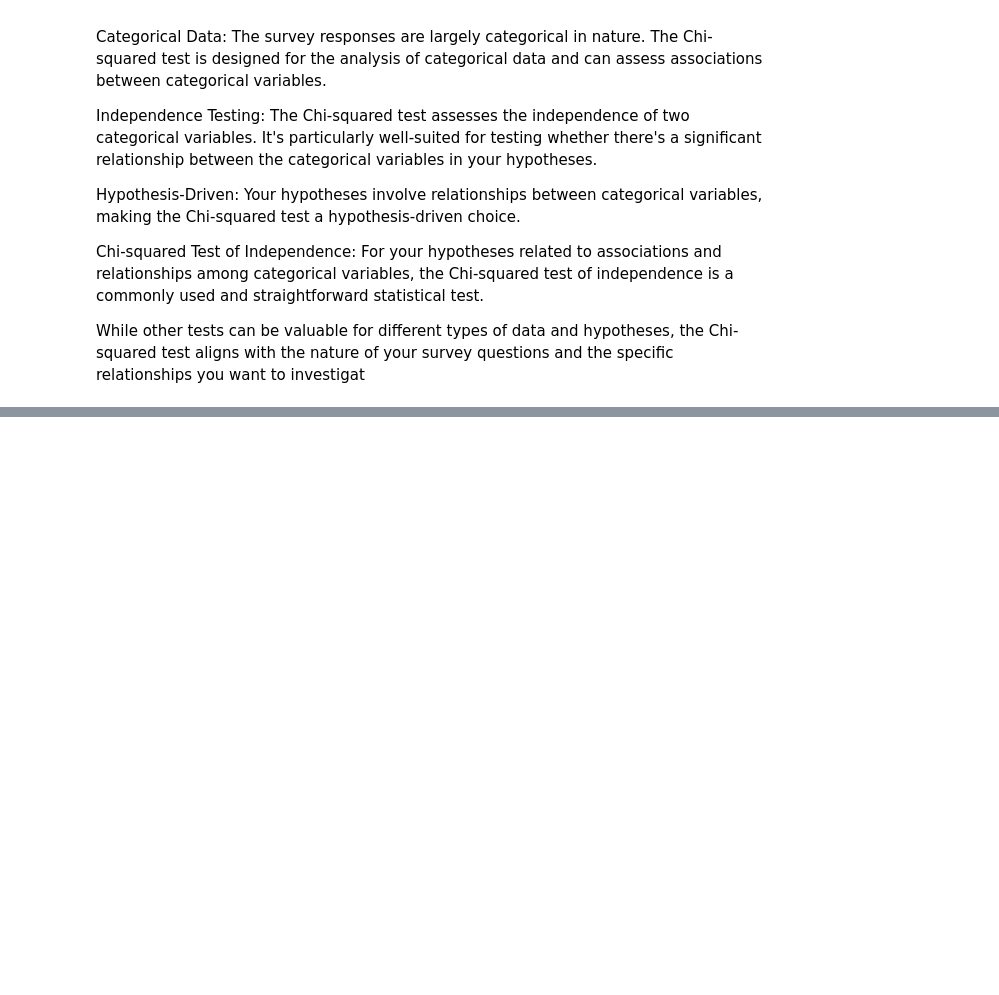
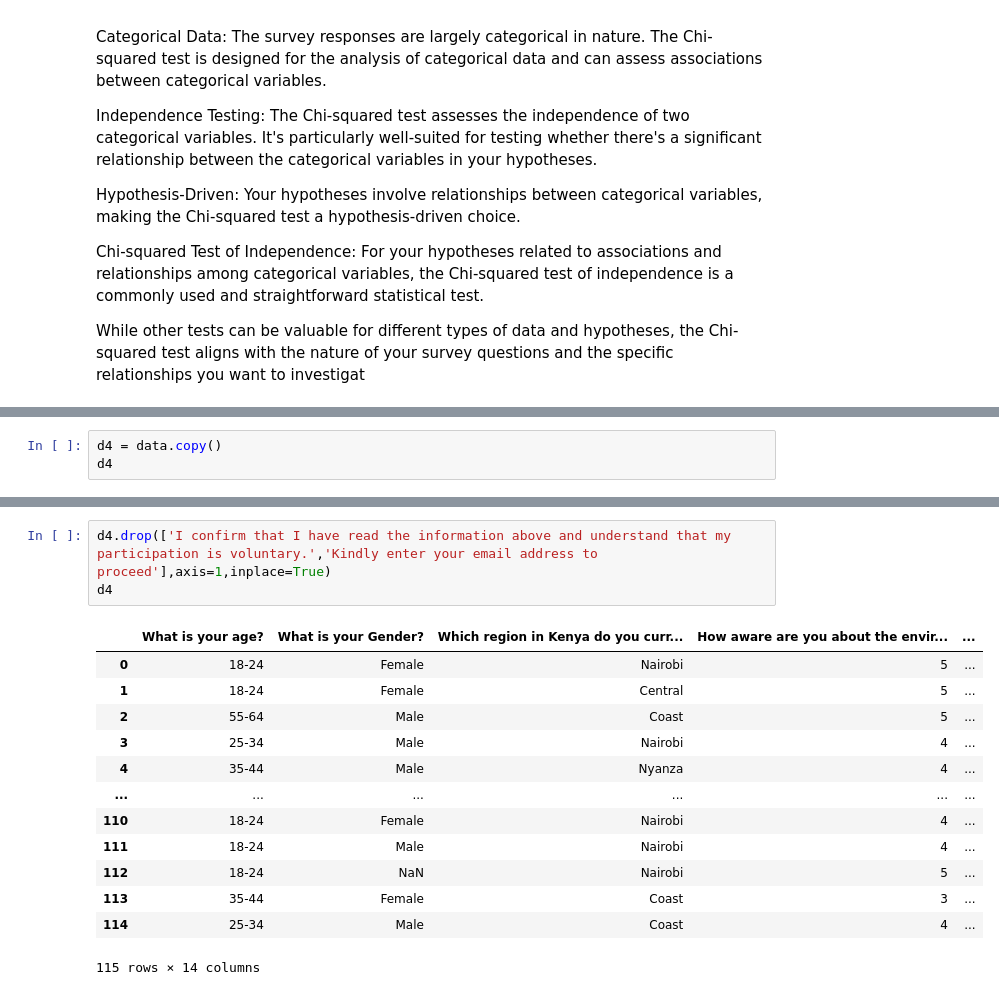
Before and after one commit to Stoichiometrical/Survey_Data_Analysis, a Jupyter notebook: survery_analysis2.ipynb, the cells around one changed output, grey strips where cells are left out. Cells and saved outputs as stored; diff of their text form; blank space fills up the shorter version.

```diff
--- a/survery_analysis2.ipynb
+++ b/survery_analysis2.ipynb
@@ -330,0 +318,3 @@ While other tests can be valuable for different types of data and hypotheses, th
+# %%
+d4 = data.copy()
+d4
@@ -330,0 +335,17 @@ While other tests can be valuable for different types of data and hypotheses, th
+# %%
+d4.drop(['I confirm that I have read the information above and understand that my participation is voluntary.','Kindly enter your email address to proceed'],axis=1,inplace=True)
+d4
+# %% [output]
+|  | What is your age? | What is your Gender? | Which region in Kenya do you curr... | How aware are you about the envir... | ... |
+| 0 | 18-24 | Female | Nairobi | 5 | ... |
+| 1 | 18-24 | Female | Central | 5 | ... |
+| 2 | 55-64 | Male | Coast | 5 | ... |
+| 3 | 25-34 | Male | Nairobi | 4 | ... |
+| 4 | 35-44 | Male | Nyanza | 4 | ... |
+| ... | ... | ... | ... | ... | ... |
+| 110 | 18-24 | Female | Nairobi | 4 | ... |
+| 111 | 18-24 | Male | Nairobi | 4 | ... |
+| 112 | 18-24 | NaN | Nairobi | 5 | ... |
+| 113 | 35-44 | Female | Coast | 3 | ... |
+| 114 | 25-34 | Male | Coast | 4 | ... |
+115 rows × 14 columns
```
Also changed, not shown: parts of 20 cells of this notebook.
